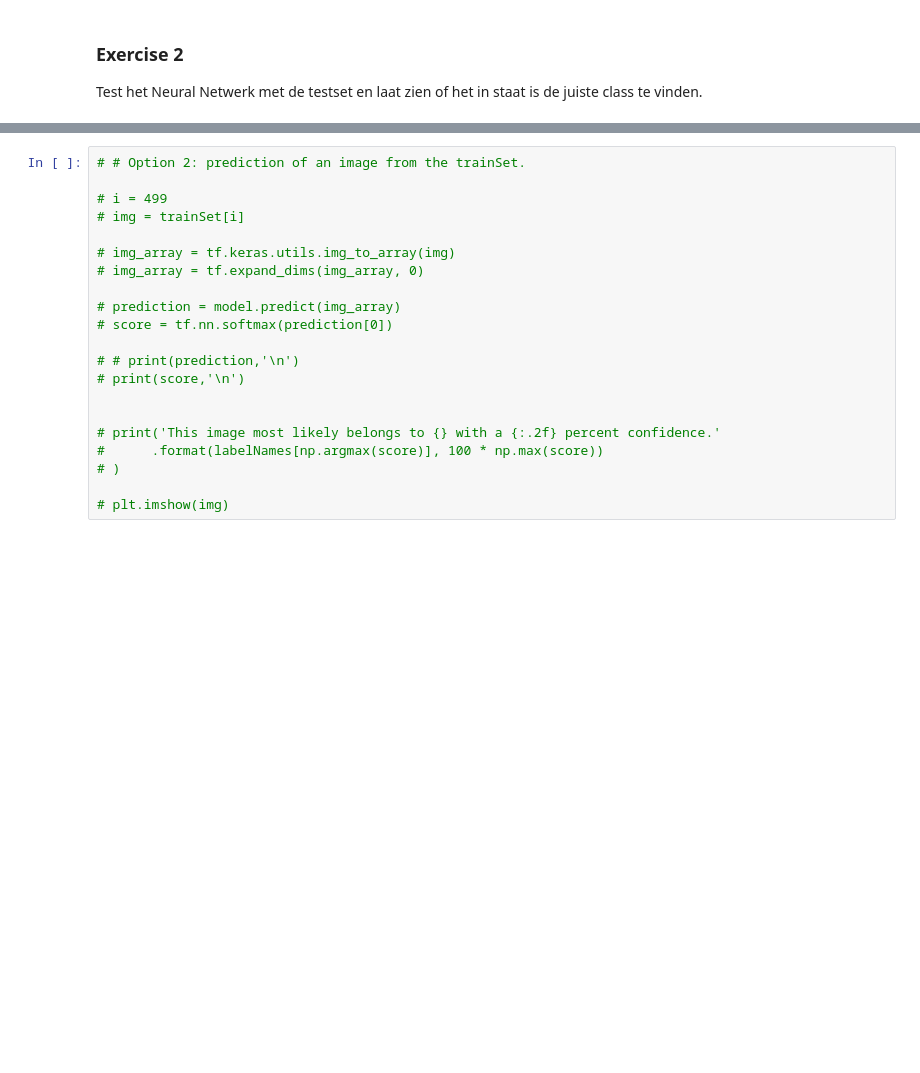
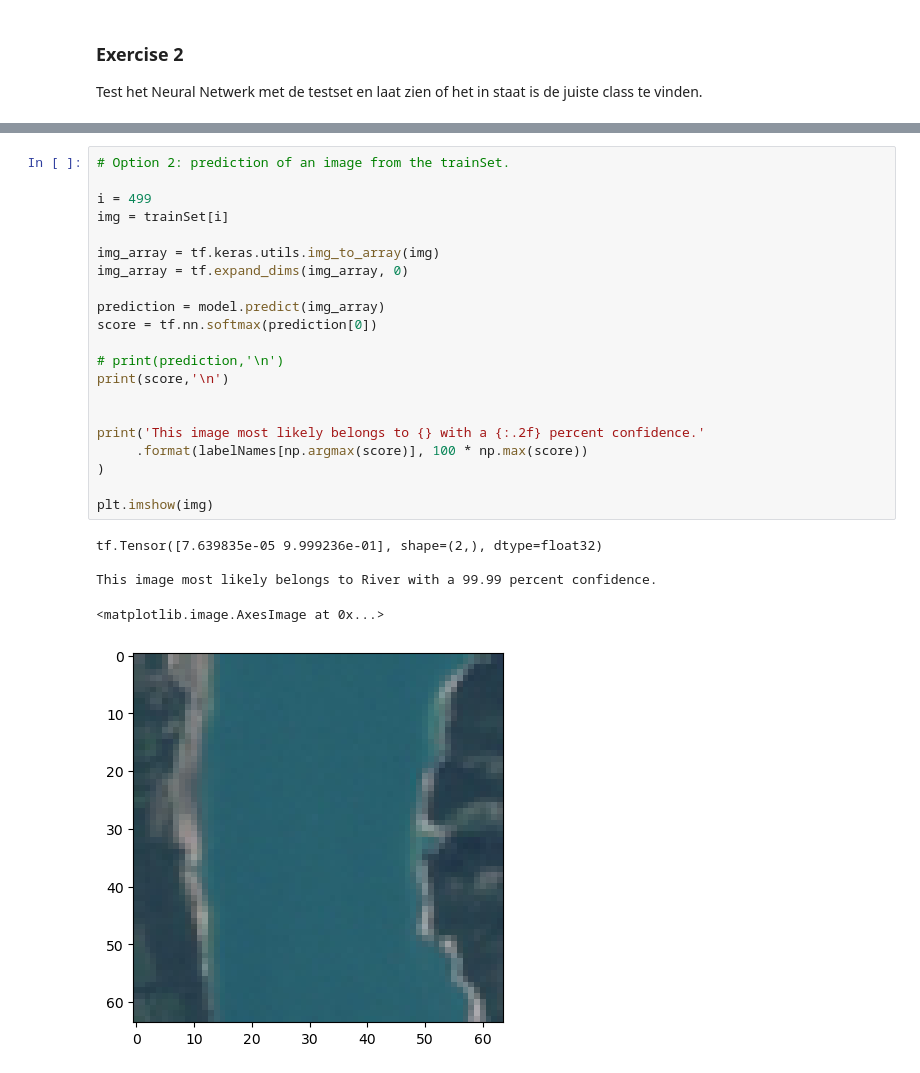
Before and after one commit to boyfrank5/MakeAIWork2, a Jupyter notebook: opdrachten/practica/week07/image_recognition/notebook/opdracht1_NN.ipynb, the cells around one changed output, grey strips where cells are left out. Drawn from its saved outputs; the diff is of its cells as text; blank space fills up the shorter version.

```diff
--- a/opdrachten/practica/week07/image_recognition/notebook/opdracht1_NN.ipynb
+++ b/opdrachten/practica/week07/image_recognition/notebook/opdracht1_NN.ipynb
@@ -226,24 +229,30 @@ plt.imshow(img)
 # %%
-# # Option 2: prediction of an image from the trainSet.
+# Option 2: prediction of an image from the trainSet.
 
-# i = 499
-# img = trainSet[i]
+i = 499
+img = trainSet[i]
 
-# img_array = tf.keras.utils.img_to_array(img)
-# img_array = tf.expand_dims(img_array, 0)
+img_array = tf.keras.utils.img_to_array(img)
+img_array = tf.expand_dims(img_array, 0)
 
-# prediction = model.predict(img_array)
-# score = tf.nn.softmax(prediction[0])
+prediction = model.predict(img_array)
+score = tf.nn.softmax(prediction[0])
 
-# # print(prediction,'\n')
-# print(score,'\n')
+# print(prediction,'\n')
+print(score,'\n')
 
 
-# print('This image most likely belongs to {} with a {:.2f} percent confidence.'
-#      .format(labelNames[np.argmax(score)], 100 * np.max(score))
-# )
+print('This image most likely belongs to {} with a {:.2f} percent confidence.'
+     .format(labelNames[np.argmax(score)], 100 * np.max(score))
+)
 
-# plt.imshow(img)
+plt.imshow(img)
+# %% [output]
+tf.Tensor([7.639835e-05 9.999236e-01], shape=(2,), dtype=float32)
+
+This image most likely belongs to River with a 99.99 percent confidence.
+<matplotlib.image.AxesImage at 0x...>
+[figure, added]
 # %%
 ##### Create a confusion matrix:
 
```
Also changed, not shown: parts of 2 cells of this notebook, 7 other files.
